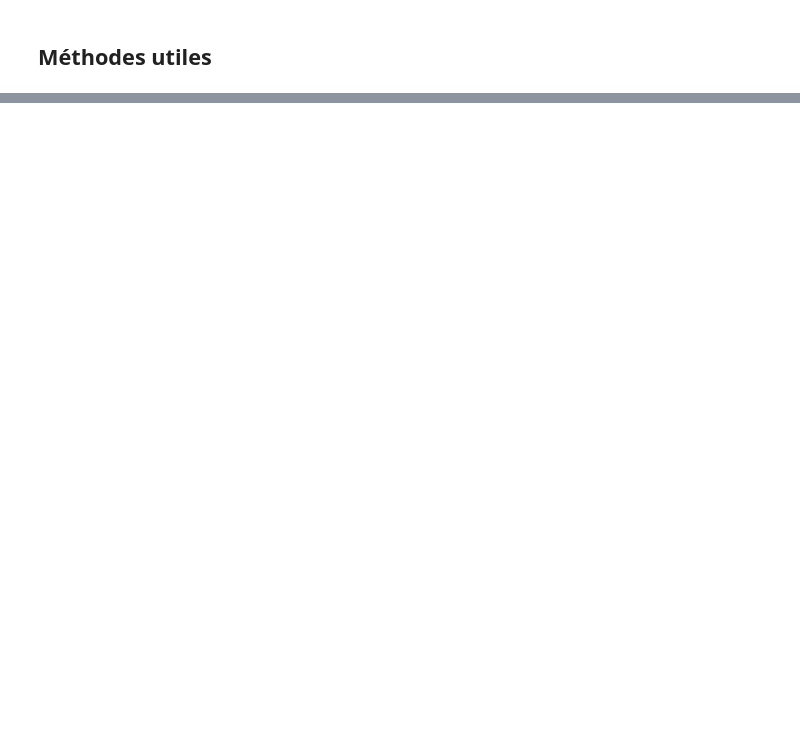
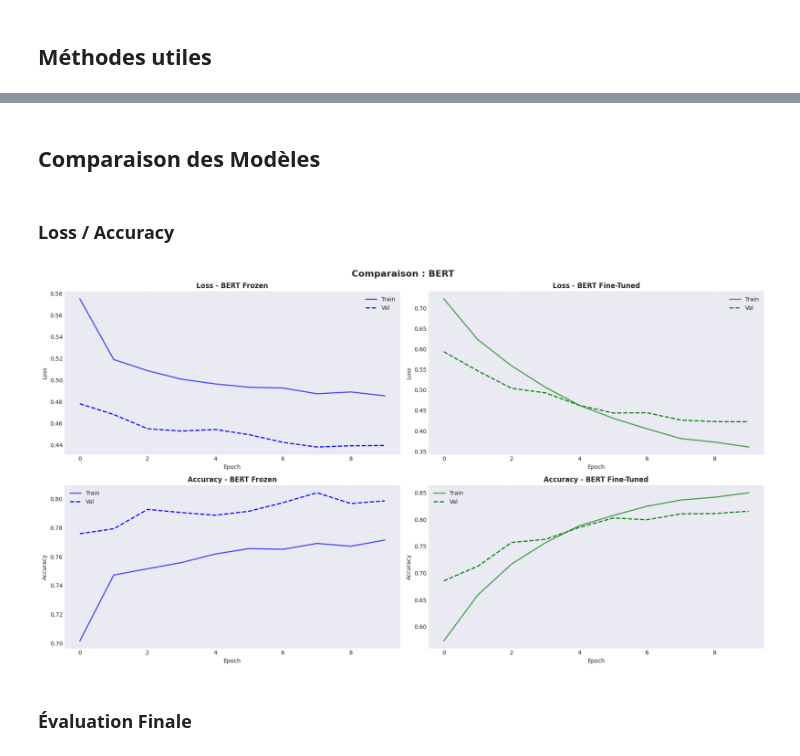
Before and after one commit to sebastien-chopin-dev/alyra-ia-steam-reviews-nlp-deep-learning-project, a Jupyter notebook: notebooks/fine_tuning_bert_standard.ipynb, the cells around one changed output, grey strips where cells are left out. Drawn from its saved outputs; the diff is of its cells as text; code cells hidden in the pictures; blank space fills up the shorter version.

Commit message:
feat: amélioration bert base notebook

```diff
--- a/notebooks/fine_tuning_bert_standard.ipynb
+++ b/notebooks/fine_tuning_bert_standard.ipynb
@@ -1141,0 +587,44 @@ Dans ce notebook, nous avons exploré :
+# %% [markdown]
+## Comparaison des Modèles
+# %% [markdown]
+### Loss / Accuracy
+# %%
+# Visualisation comparative
+fig, axes = plt.subplots(2, 2, figsize=(18, 10))
+fig.suptitle('Comparaison : BERT', fontsize=16, fontweight='bold')
+
+models_histories = [
+    ('BERT Frozen', history_bert_frozen, 'blue'),
+    ('BERT Fine-Tuned', history_bert_finetuned, 'green')
+]
+
+# Loss
+for idx, (name, history, color) in enumerate(models_histories):
+    ax = axes[0, idx]
+    ax : plt.Axes
+    ax.plot(history.history['loss'], label='Train', linewidth=2, color=color, alpha=0.7)
+    ax.plot(history.history['val_loss'], label='Val', linewidth=2, color=color, linestyle='--')
+    ax.set_title(f'Loss - {name}', fontsize=12, fontweight='bold')
+    ax.set_xlabel('Epoch')
+    ax.set_ylabel('Loss')
+    ax.legend()
+    ax.grid(alpha=0.3)
+
+# Accuracy
+for idx, (name, history, color) in enumerate(models_histories):
+    ax = axes[1, idx]
+    ax : plt.Axes
+    ax.plot(history.history['accuracy'], label='Train', linewidth=2, color=color, alpha=0.7)
+    ax.plot(history.history['val_accuracy'], label='Val', linewidth=2, color=color, linestyle='--')
+    ax.set_title(f'Accuracy - {name}', fontsize=12, fontweight='bold')
+    ax.set_xlabel('Epoch')
+    ax.set_ylabel('Accuracy')
+    ax.legend()
+    ax.grid(alpha=0.3)
+
+plt.tight_layout()
+plt.show()
+# %% [output]
+[figure, added]
+# %% [markdown]
+### Évaluation Finale
```
Also changed, not shown: parts of 114 cells of this notebook.
